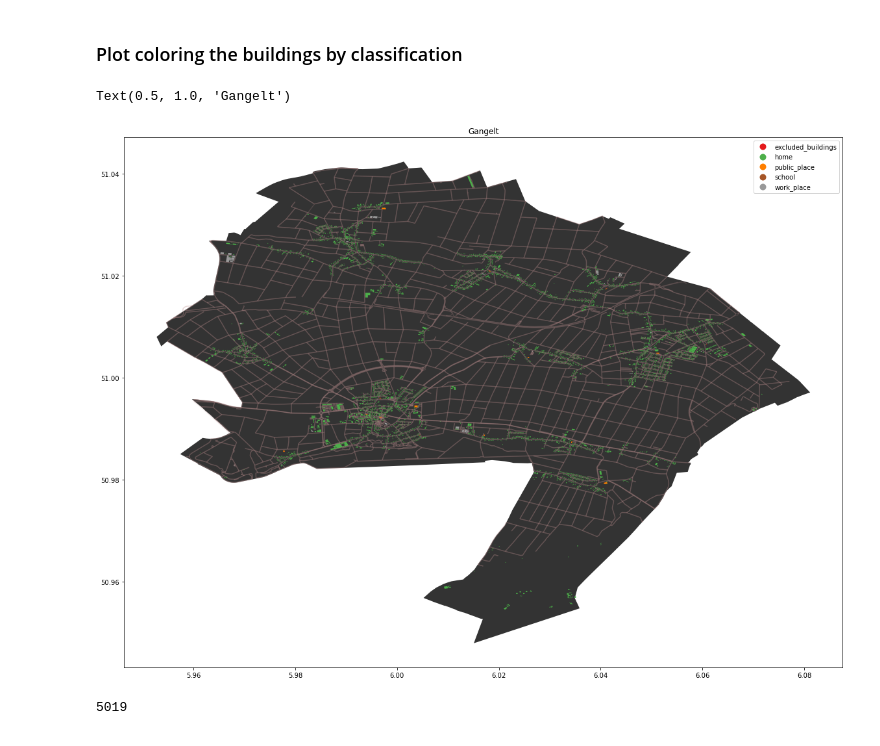
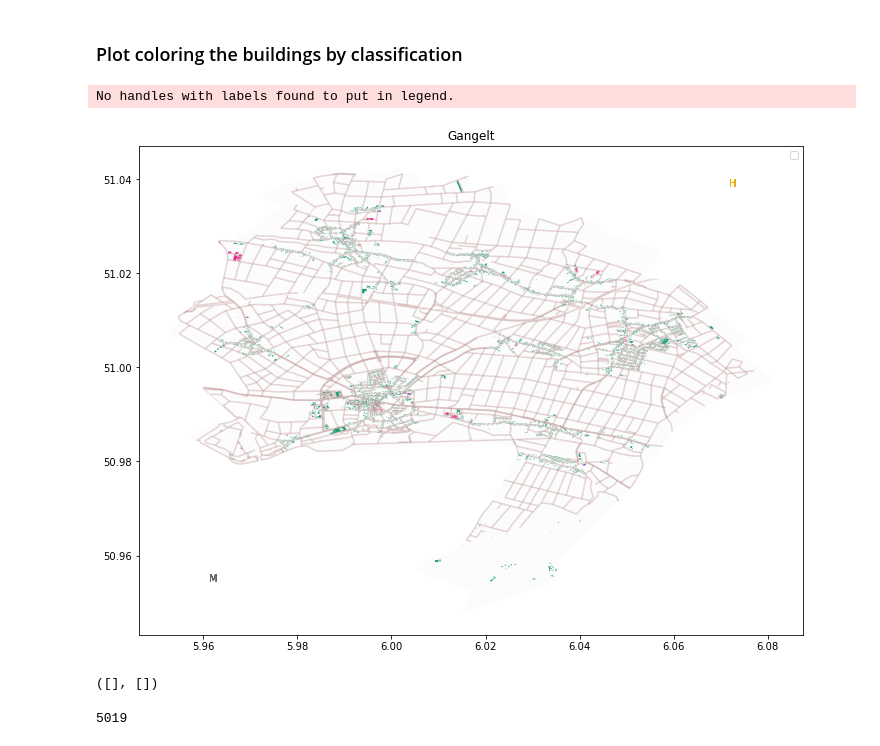
Before and after one commit to joba-1/Corona_Model, a Jupyter notebook: Geodata.ipynb, the cells around one changed output. Saved outputs shown, nothing was run; the diff lists cells and outputs as text; code cells hidden in the pictures.

```diff
--- a/Geodata.ipynb
+++ b/Geodata.ipynb
@@ -278,4 +369,5 @@ def assign_building_type( building_lst:list, loc_class_dic):
 # %%
+buildings = gpd.read_file('datafiles/Buildings_Gangelt_MA_'+str(min_area)+'.geojson')
 loc_class_dic = assign_location_classifier(buildings)
 #Columns important to classify building type and therefore which location type it is
 col_names = ['building','amenity','shop','leisure', 'sport','healthcare']
@@ -286,24 +378,37 @@ buildings['building_type']= buildings.apply(lambda row: assign_building_type(row
 # %%
 plotrange=0.02
 neighbourhood = 3
 print()
 import matplotlib.cm as cm
 
-fig, ax = plt.subplots(figsize=(20,15))
+fig, ax = plt.subplots(figsize=(12,9))
 ax = plt.subplot()
 cmap = cm.get_cmap('Dark2')
 
-area.plot(ax=ax, color='black' ,alpha=0.8)
+area.plot(ax=ax, color='black' ,alpha=0.01)
 streets.plot(ax=ax, color='#BC8F8F', alpha=0.2)
 
-buildings.plot(ax=ax, column='building_type', cmap='Set1',legend=True)
-
+for building_type in locationTypeColors:
+    buildings[buildings['building_type']==building_type].plot(ax=ax, color=locationTypeColors[building_type], label=building_type, legend=False,legend_kwds={'frameon':False, 'loc':'lower right'})
+    ax.text(max(buildings['building_coordinates_x']),max(buildings['building_coordinates_y']), 'H', c=locationsCmap1(5))
+    ax.text(min(buildings['building_coordinates_x']),min(buildings['building_coordinates_y']), 'M', c=locationsCmap1(7))
+    ax.set_label('s')
+    #handles, labels = ax.get_legend_handles_labels()
+    #plt.legend(handles=[building_type], loc='lower right')
+plt.legend()
 plt.title('Gangelt')
+plt.savefig('gangelt_location_type_map.png', dpi=600)
+#plt.legend()
 #ax.set_xlim(list_of_neighbourhood_centers[neighbourhood].x-plotrange,list_of_neighbourhood_centers[neighbourhood].x+plotrange)
 #ax.set_ylim(list_of_neighbourhood_centers[neighbourhood].y-plotrange,list_of_neighbourhood_centers[neighbourhood].y+plotrange)
 # %% [output]
-Text(0.5, 1.0, 'Gangelt')
+No handles with labels found to put in legend.
-[figure, old version]
+[figure, new version]
+# %%
+ax.get_legend_handles_labels()
+ax.set_label()
+# %% [output]
+([], [])
 # %%
 #### number of locations
 # %%
```
Also changed, not shown: parts of 14 cells of this notebook, 3 other files.
